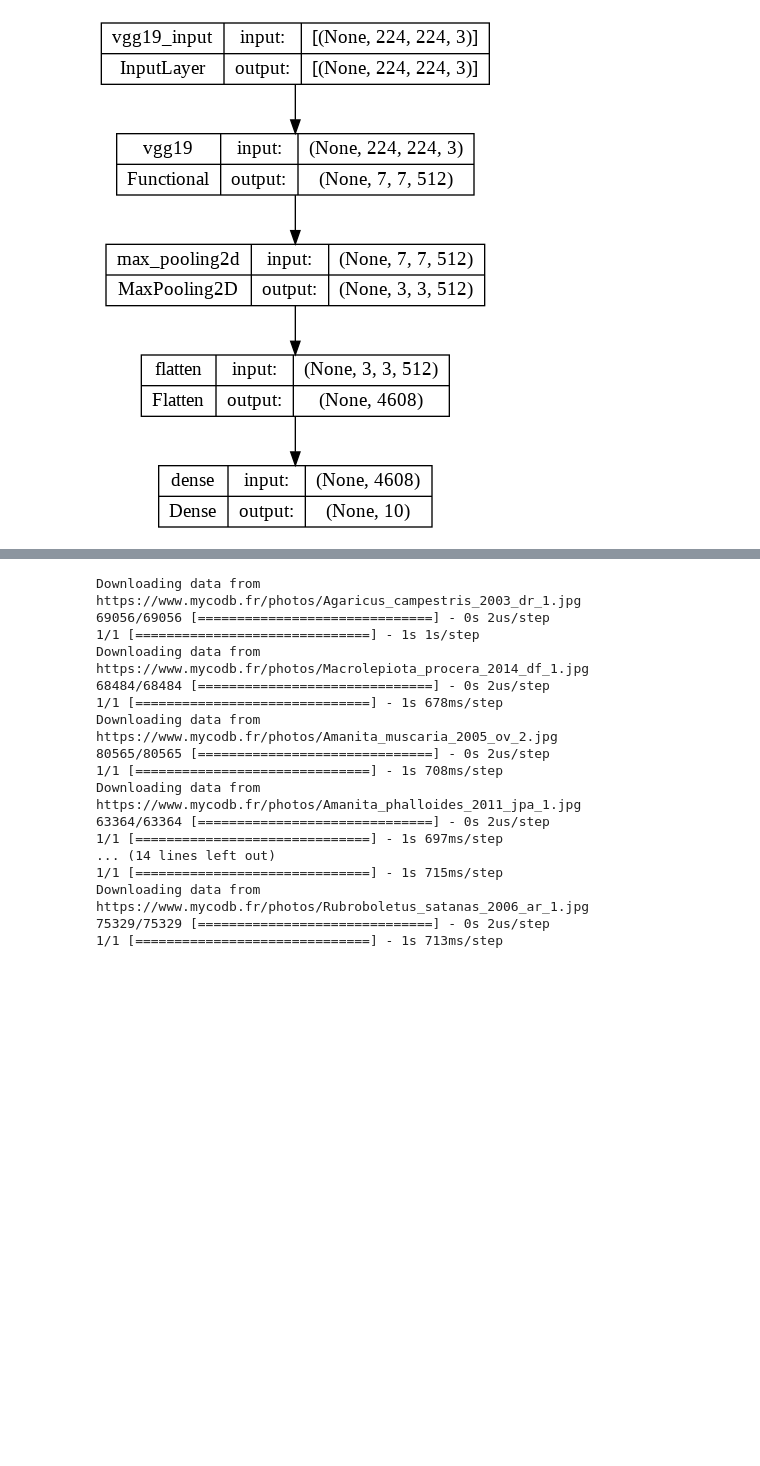
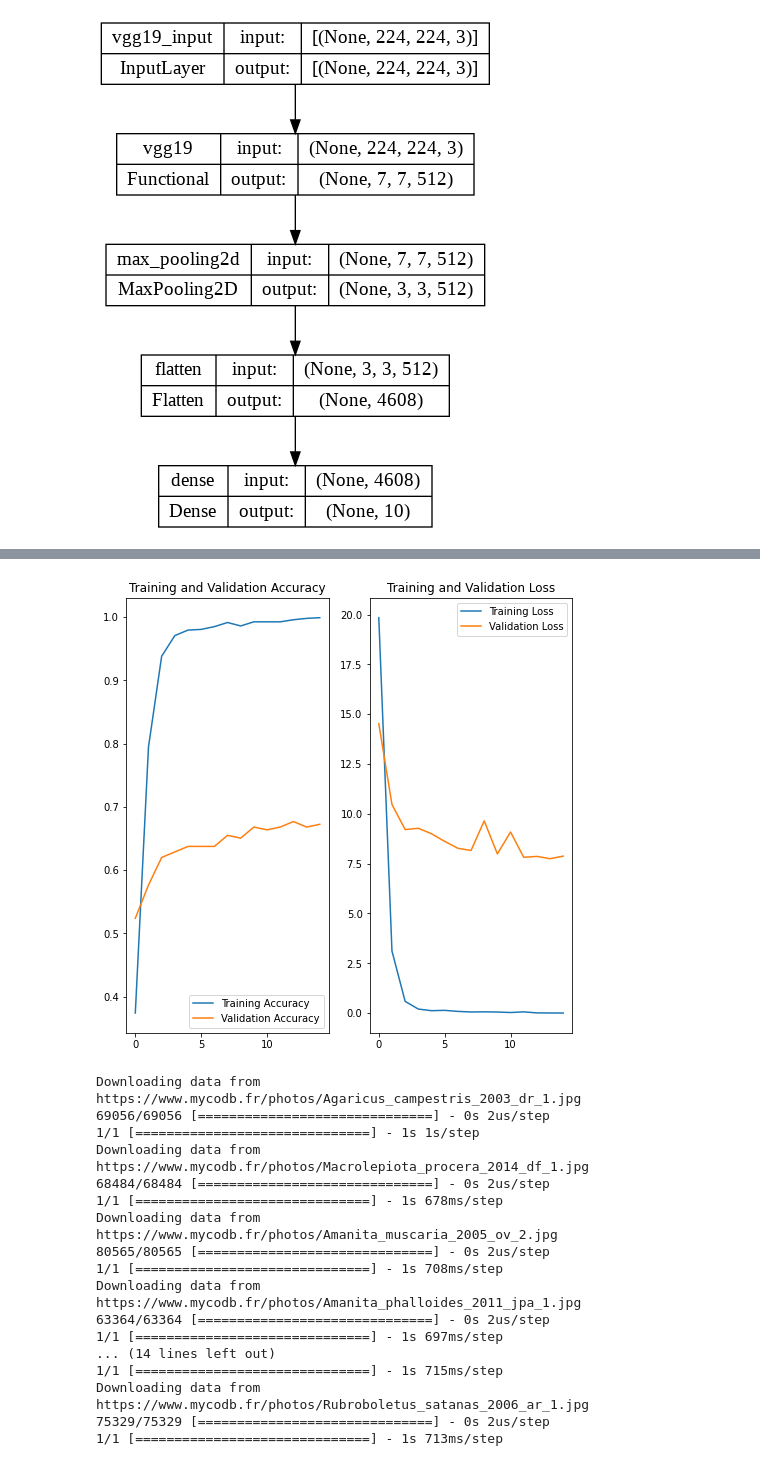
Before and after one commit to vperezguti/Resp-Experto-data---caso-practico, a Jupyter notebook: Modelo_VGG19.ipynb, the cells around one changed output, grey strips where cells are left out. Drawn from its saved outputs; the diff is of its cells as text; code cells hidden in the pictures; blank space fills up the shorter version.

```diff
--- a/Modelo_VGG19.ipynb
+++ b/Modelo_VGG19.ipynb
@@ -161,25 +161,27 @@ Epoch 12: val_loss did not improve from 8.21502
 # %%
 acc = history.history['accuracy']
 val_acc = history.history['val_accuracy']
 
 loss = history.history['loss']
 val_loss = history.history['val_loss']
 
-epochs_range = range(11)
+epochs_range = range(15)
 
 plt.figure(figsize=(8, 8))
 plt.subplot(1, 2, 1)
 plt.plot(epochs_range, acc, label='Training Accuracy')
 plt.plot(epochs_range, val_acc, label='Validation Accuracy')
 plt.legend(loc='lower right')
 plt.title('Training and Validation Accuracy')
 
 plt.subplot(1, 2, 2)
 plt.plot(epochs_range, loss, label='Training Loss')
 plt.plot(epochs_range, val_loss, label='Validation Loss')
 plt.legend(loc='upper right')
 plt.title('Training and Validation Loss')
 plt.show()
+# %% [output]
+[figure, added]
 # %%
 # Creamos un diccionario con las fotos
 datos_test = {'Agaricus campestris': 'https://www.mycodb.fr/photos/Agaricus_campestris_2003_dr_1.jpg',
```
Also changed, not shown: parts of 2 cells of this notebook.
